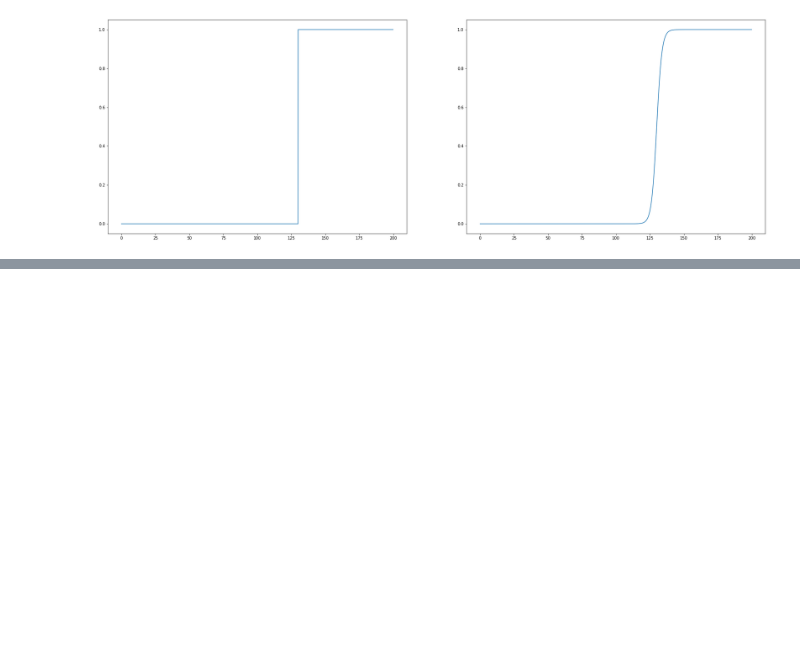
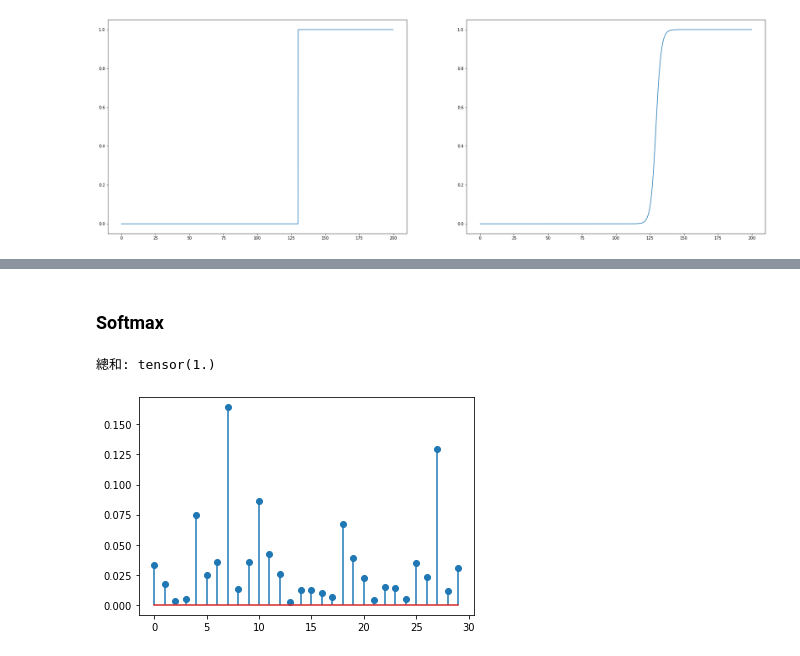
Before and after one commit to Daniel-LoCY/pytorch_learning, a Jupyter notebook: Activation_Function.ipynb, the cells around one changed output, grey strips where cells are left out. Drawn from its saved outputs; the diff is of its cells as text; code cells hidden in the pictures; blank space fills up the shorter version.

```diff
--- a/Activation_Function.ipynb
+++ b/Activation_Function.ipynb
@@ -75,0 +118,9 @@ plt.plot(x, y_p)
+# %% [markdown]
+### Softmax
+# %%
+x = torch.randn(30)
+plt.stem(torch.softmax(x, dim=0))
+print('總和:', torch.sum(torch.softmax(x, dim=0)))
+# %% [output]
+總和: tensor(1.)
+[figure, added]
```
Also changed, not shown: parts of 9 cells of this notebook, 7 other files.
